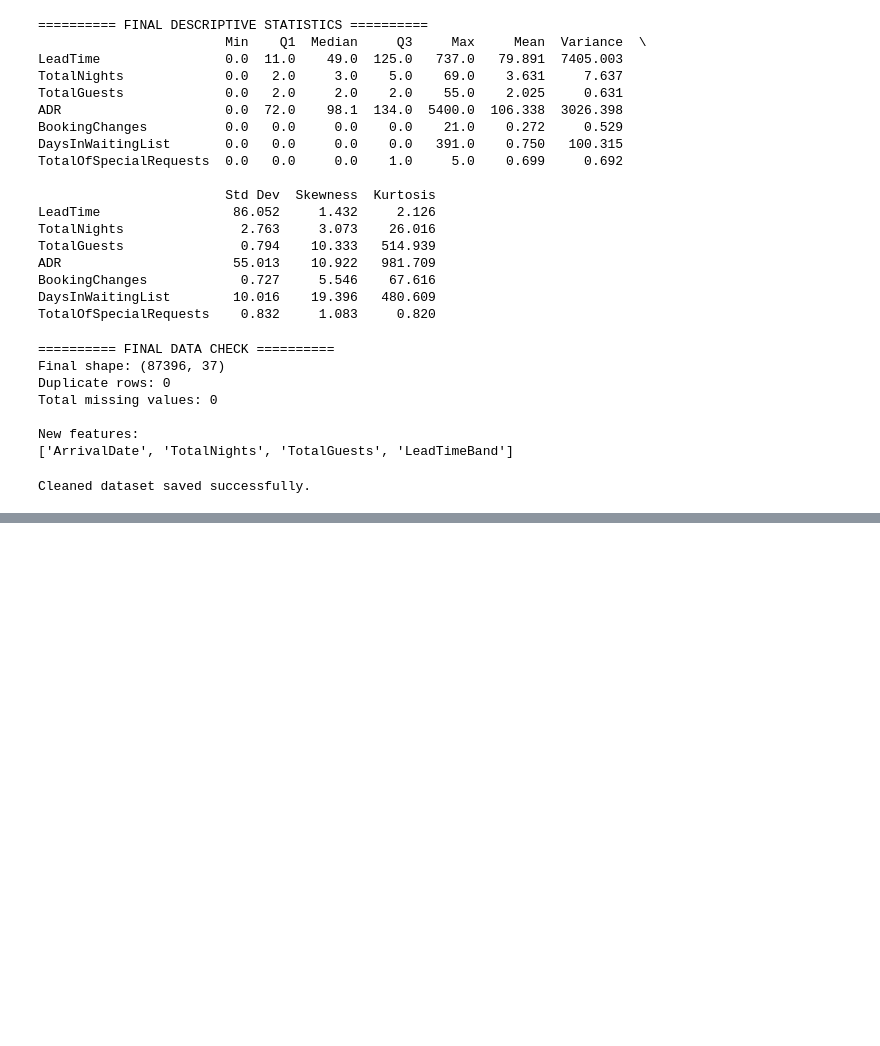
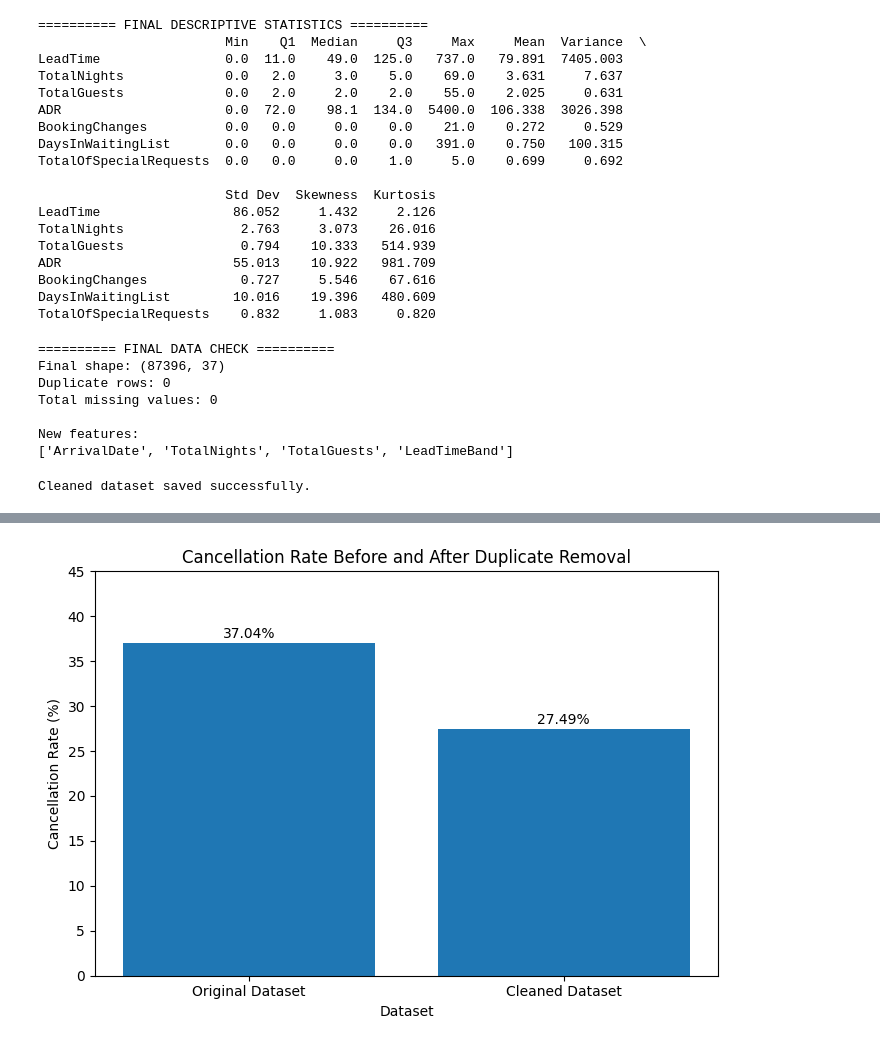
Before and after one commit to JahnaviSatish/BookingLens-Hotel-Booking-Behaviour, a Jupyter notebook: notebooks/01_data_foundation.ipynb, the cells around one changed output, grey strips where cells are left out. Cells and saved outputs as stored; diff of their text form; code cells hidden in the pictures; blank space fills up the shorter version.

```diff
--- a/notebooks/01_data_foundation.ipynb
+++ b/notebooks/01_data_foundation.ipynb
@@ -905,0 +1546,39 @@ Cleaned dataset saved successfully.
+# %%
+
+import matplotlib.pyplot as plt
+import os
+
+labels = ["Original Dataset", "Cleaned Dataset"]
+rates = [37.04, 27.49]
+
+plt.figure(figsize=(7, 5))
+
+bars = plt.bar(labels, rates)
+
+plt.title("Cancellation Rate Before and After Duplicate Removal")
+plt.ylabel("Cancellation Rate (%)")
+plt.xlabel("Dataset")
+plt.ylim(0, 45)
+
+# Display values above bars
+for bar in bars:
+    height = bar.get_height()
+    plt.text(
+        bar.get_x() + bar.get_width() / 2,
+        height + 0.5,
+        f"{height:.2f}%",
+        ha="center"
+    )
+
+plt.tight_layout()
+
+os.makedirs("../outputs/figures", exist_ok=True)
+plt.savefig(
+    "../outputs/figures/cancellation_before_after_duplicates.png",
+    dpi=300,
+    bbox_inches="tight"
+)
+
+plt.show()
+# %% [output]
+[figure, added]
```
Also changed, not shown: parts of 23 cells of this notebook, 1 other file.
